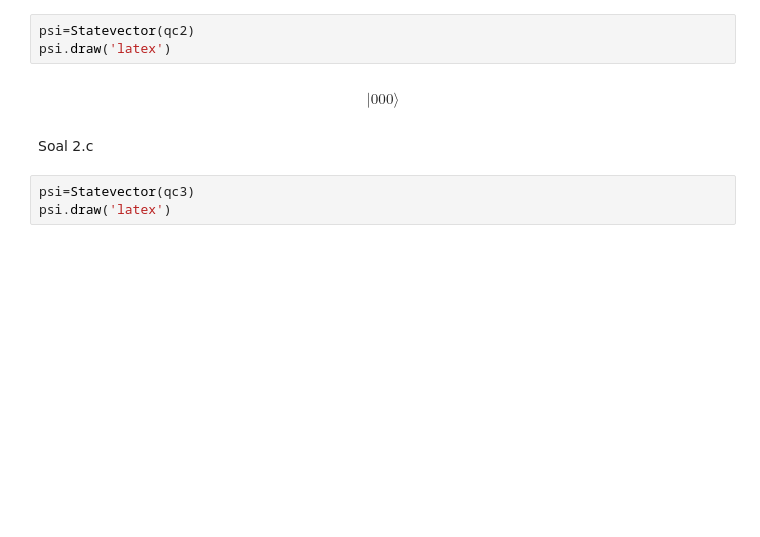
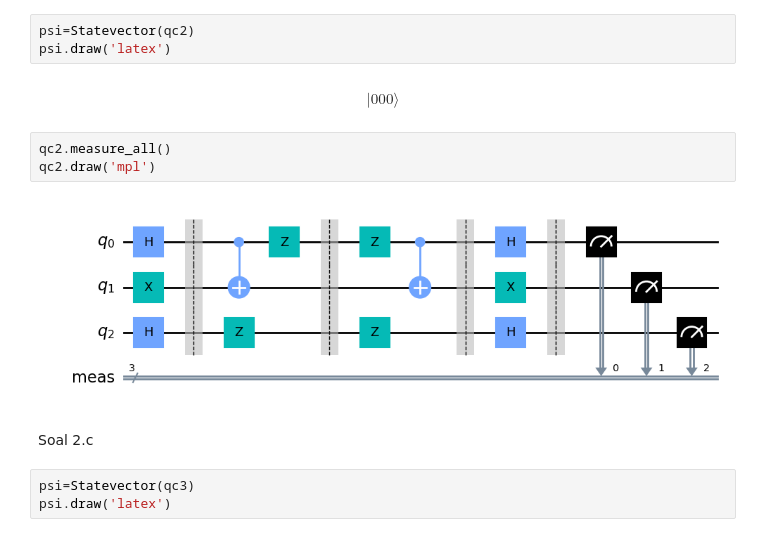
Before and after one commit to Mevaourse/Quantum-Computing, a Jupyter notebook: TugasKomputerKuantum.ipynb, the cells around one changed output. Cells and saved outputs as stored; diff of their text form; blank space fills up the shorter version.

```diff
--- a/TugasKomputerKuantum.ipynb
+++ b/TugasKomputerKuantum.ipynb
@@ -115,6 +120,11 @@ psi=Statevector(qc2)
 psi.draw('latex')
 # %% [output]
 $$ |000\rangle$$
+# %%
+qc2.measure_all()
+qc2.draw('mpl')
+# %% [output]
+[figure, added]
 # %% [markdown]
 Soal 2.c
 # %%
```
Also changed, not shown: parts of 2 cells of this notebook.
